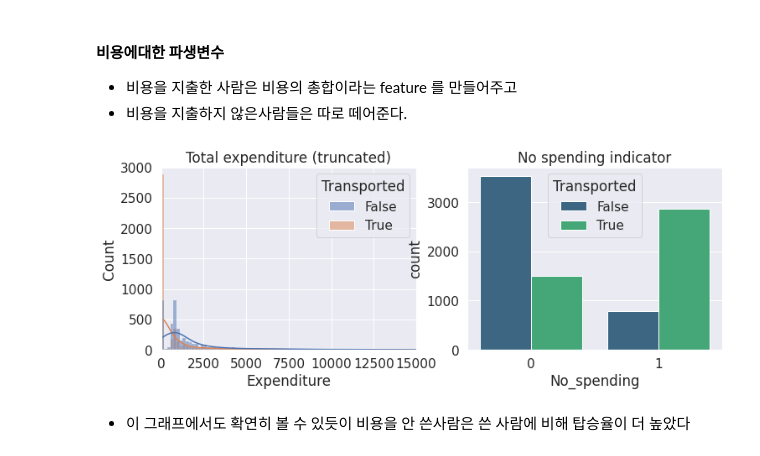
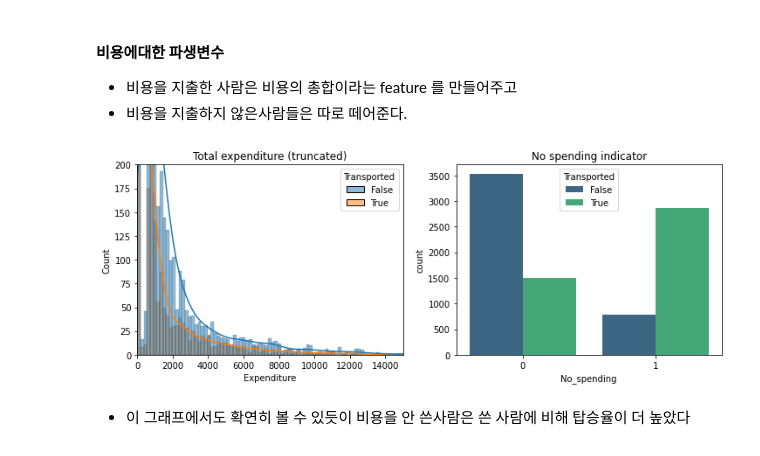
Before and after one commit to Kimyoungjae777/spaceship_titanic-project, a Jupyter notebook: kim-young-jae-analyst.ipynb, the cells around one changed output. Cells and saved outputs as stored; diff of their text form; code cells hidden in the pictures.

```diff
--- a/kim-young-jae-analyst.ipynb
+++ b/kim-young-jae-analyst.ipynb
@@ -327,21 +273,3 @@ Length: 8693, dtype: float64
 #### 파생변수
 # %% [markdown]
 #### 아까  위에 말했던, 비용에 대한 값을 다 총합을 시켜주고 비용을 쓰지 않은 사람과 구분해 준다
-# %%
-train_data['Expenditure']=train_data[exp_features].sum(axis=1)
-test_data['Expenditure']=test_data[exp_features].sum(axis=1)
-
-# 비용을 아예 쓰지 않은 사람 구분 해주고 모든 비용들을 합쳐준다
-
-
-train_data['luxry_spend']=train_data[luxury].sum(axis=1)
-train_data['normal_spend']=train_data[normal].sum(axis=1)
-
-
-test_data['luxry_spend']=test_data[luxury].sum(axis=1)
-test_data['normal_spend']=test_data[normal].sum(axis=1)
-
-
-# 돈을 쓰지 않은 사람에게 True 를 반환하고, 이를 int 형으로 바꿔준다.  추후 머신러닝 돌려야 하기 때문에
-
-print(train_data.head())
@@ -430,23 +320,26 @@ train_data.drop('Age_plot', axis=1, inplace=True)
 - 비용을 지출하지 않은사람들은 따로 떼어준다.
 # %%
 
+train_data['Expenditure']=train_data[exp_features].sum(axis=1)
+train_data['No_spending']=(train_data['Expenditure']==0).astype(int)
 
-
-
+# New features - test set
+test_data['Expenditure']=test_data[exp_features].sum(axis=1)
+test_data['No_spending']=(test_data['Expenditure']==0).astype(int)
 
 # Plot distribution of new features
 plt.figure(figsize=(12,4))
 plt.subplot(1,2,1)
 sns.histplot(data=train_data, x='Expenditure', hue='Transported', kde = True, bins=200)
 plt.title('Total expenditure (truncated)')
-plt.ylim([0,3000])
+plt.ylim([0,200])
 plt.xlim([0,15000])
 
 plt.subplot(1,2,2)
 sns.countplot(data=train_data, x='No_spending', hue='Transported', palette = 'viridis')
 plt.title('No spending indicator')
 plt.show()
 # %% [output]
-[figure, old version]
+[figure, new version]
 # %% [markdown]
 - 이 그래프에서도 확연히 볼 수 있듯이  비용을 안 쓴사람은 쓴 사람에 비해 탑승율이 더 높았다
```
Also changed, not shown: parts of 35 cells of this notebook.
